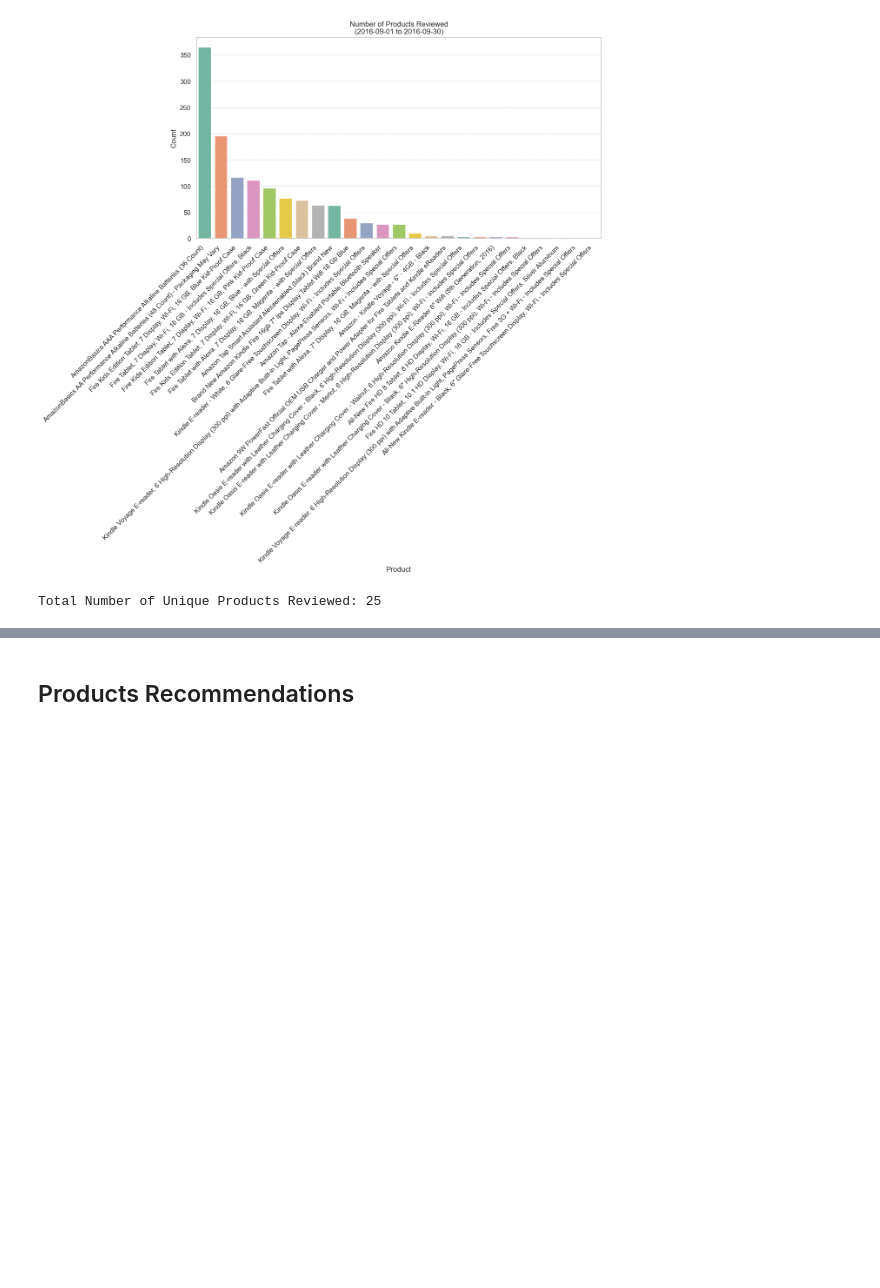
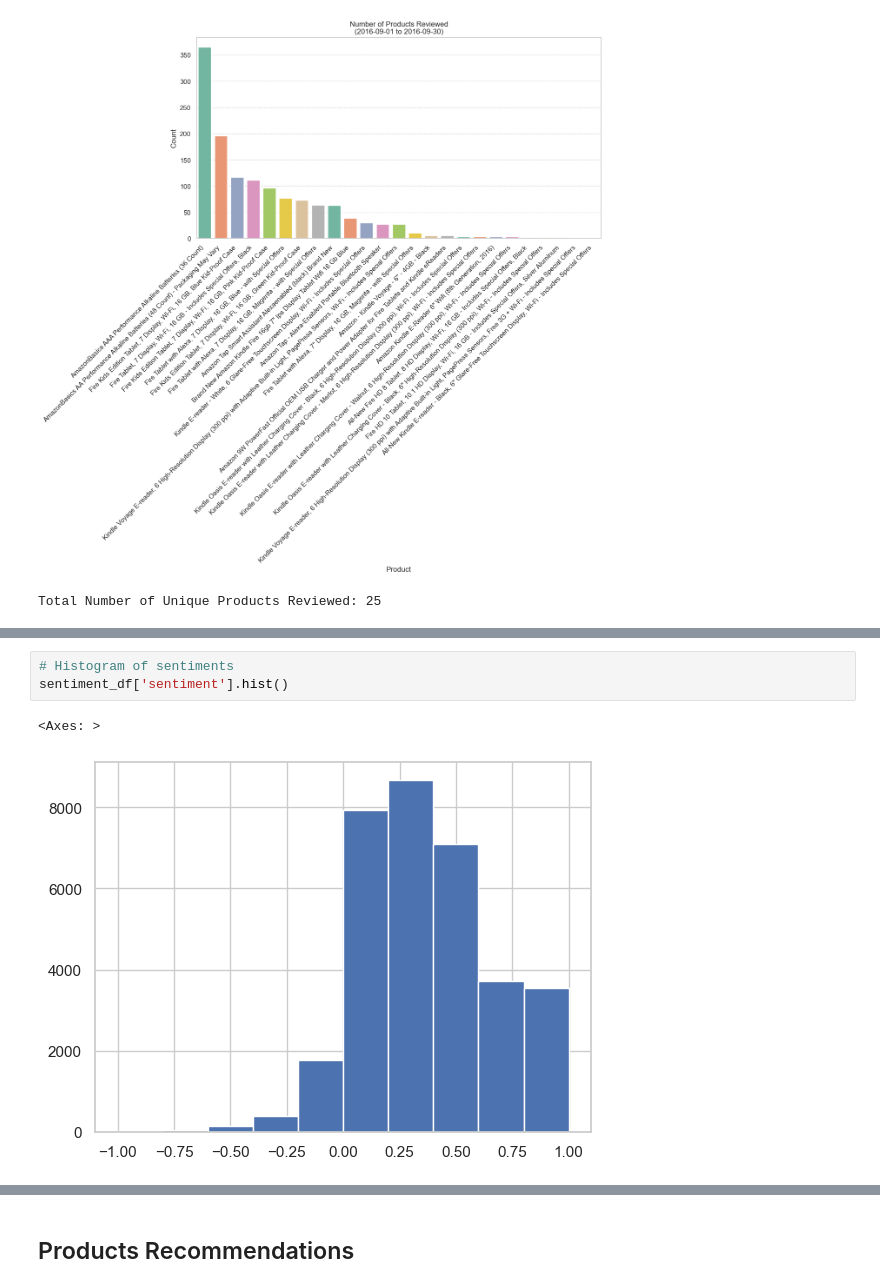
Before and after one commit to muhkashiff/amazon_products_sentimental_analysis, a Jupyter notebook: amazon_products_sentimental.ipynb, the cells around one changed output, grey strips where cells are left out. Drawn from its saved outputs; the diff is of its cells as text; blank space fills up the shorter version.

```diff
--- a/amazon_products_sentimental.ipynb
+++ b/amazon_products_sentimental.ipynb
@@ -646,0 +662,6 @@ Total Number of Unique Products Reviewed: 25
+# %%
+# Histogram of sentiments
+sentiment_df['sentiment'].hist()
+# %% [output]
+<Axes: >
+[figure, added]
```
Also changed, not shown: parts of 4 cells of this notebook.
